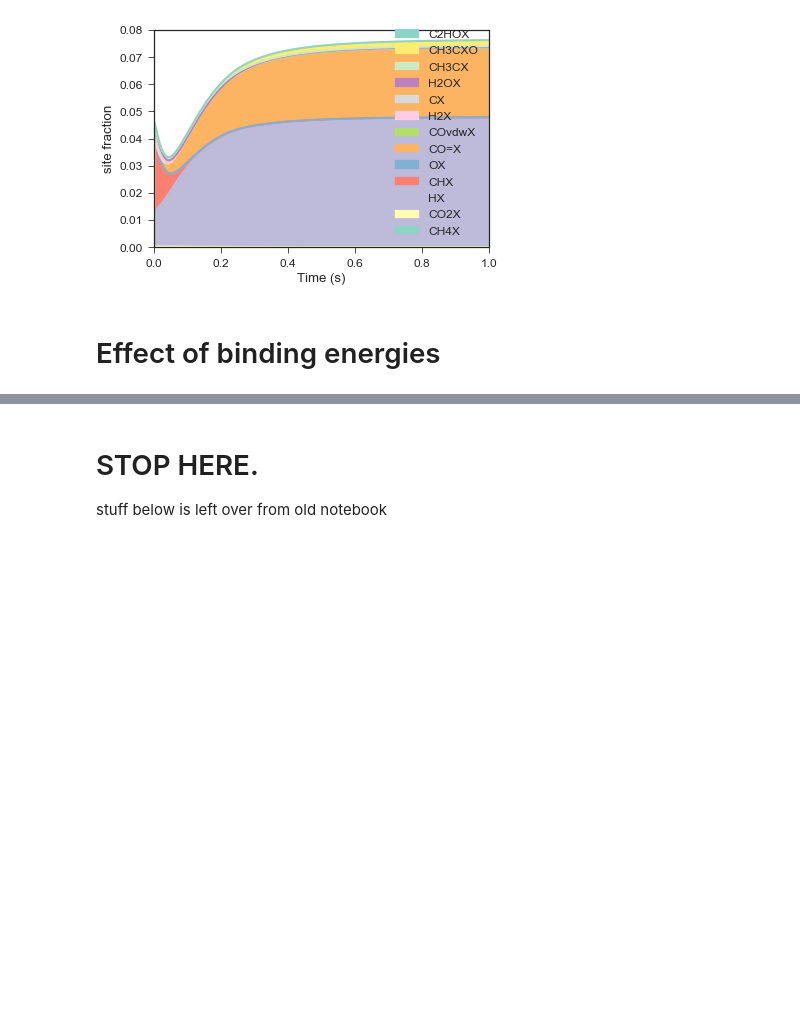
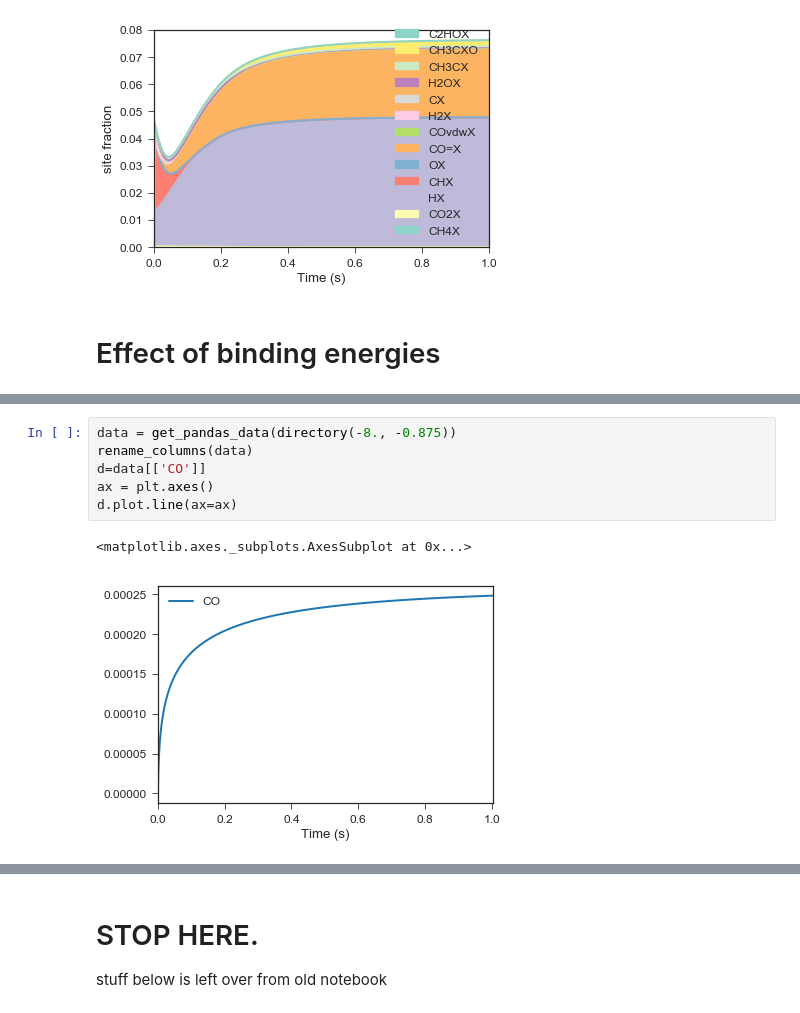
Before and after one commit to rwest/linear-scaling-tests, a Jupyter notebook: RMG-Cat-dry-reforming.ipynb, the cells around one changed output, grey strips where cells are left out. Saved outputs shown, nothing was run; the diff lists cells and outputs as text; blank space fills up the shorter version.

```diff
--- a/RMG-Cat-dry-reforming.ipynb
+++ b/RMG-Cat-dry-reforming.ipynb
@@ -360,0 +410,9 @@ answer = map(sum,experiments)
+# %%
+data = get_pandas_data(directory(-8., -0.875))
+rename_columns(data)
+d=data[['CO']]
+ax = plt.axes()
+d.plot.line(ax=ax)
+# %% [output]
+<matplotlib.axes._subplots.AxesSubplot at 0x...>
+[figure, added]
```
Also changed, not shown: parts of 33 cells of this notebook, 2 other files.
